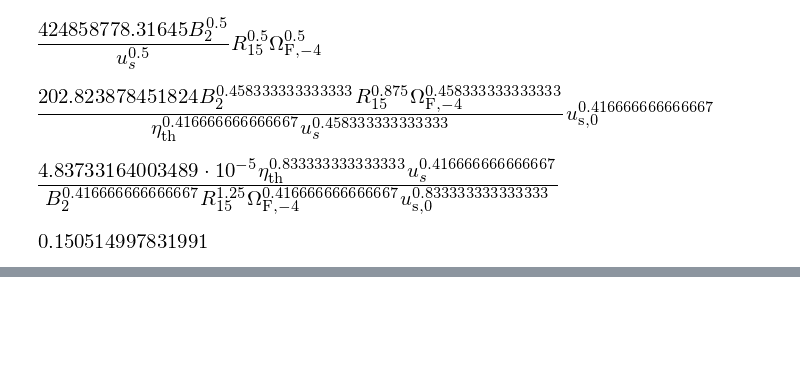
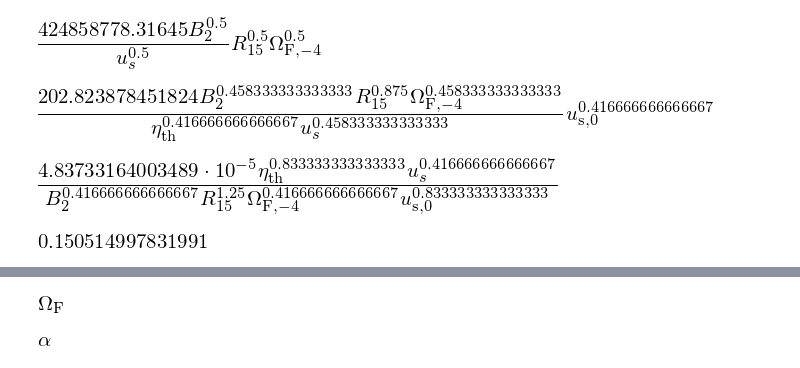
Before and after one commit to pseudotensor/harm_pythontools, a Jupyter notebook: Cascade.ipynb, the cells around one changed output, grey strips where cells are left out. Cells and saved outputs as stored; diff of their text form; code cells hidden in the pictures; blank space fills up the shorter version.

```diff
--- a/Cascade.ipynb
+++ b/Cascade.ipynb
@@ -175,0 +175,8 @@ SyntaxError: invalid syntax (<ipython-input-127-01b0bed8acb2>, line 1)
+# %%
+OmegaF
+# %% [output]
+[figure, added]
+# %%
+alpha
+# %% [output]
+[figure, added]
```
Also changed, not shown: parts of 6 cells of this notebook, 1 other file.
